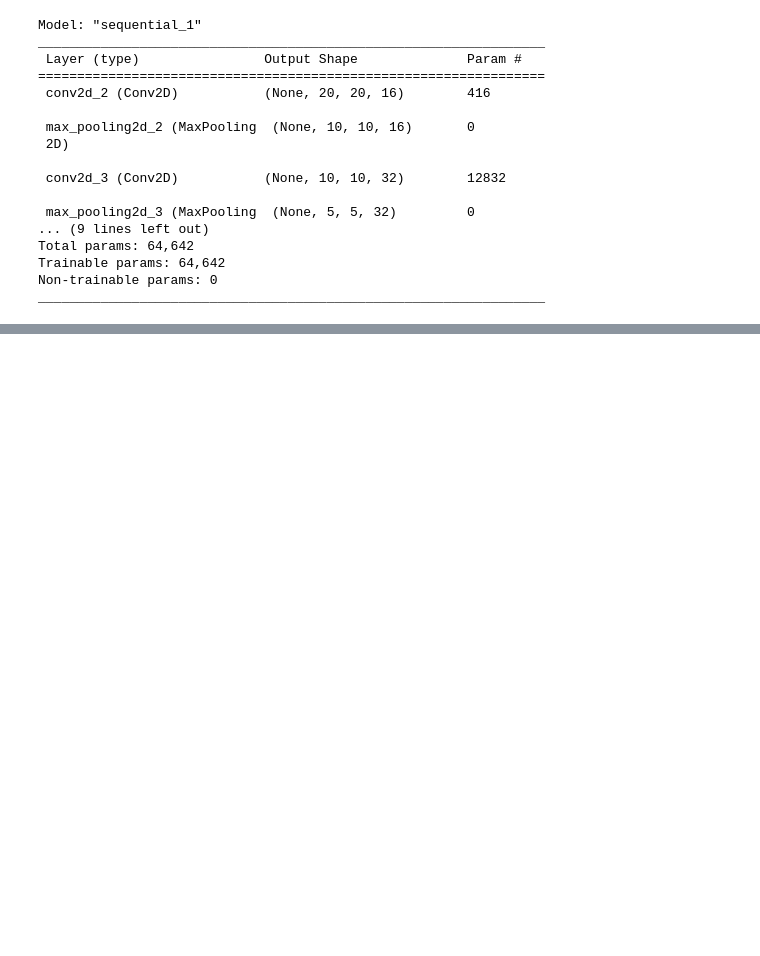
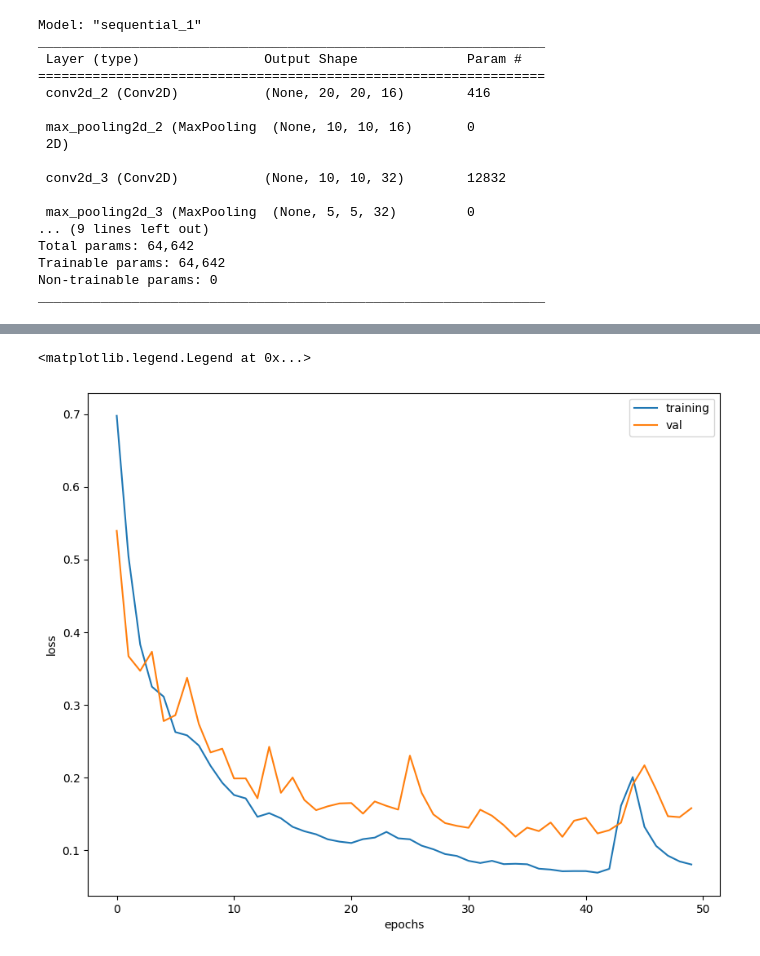
Before and after one commit to laurabersani/MLPNS_LBersani, a Jupyter notebook: ConvlutionalNN_class.ipynb, the cells around one changed output, grey strips where cells are left out. Drawn from its saved outputs; the diff is of its cells as text; code cells hidden in the pictures; blank space fills up the shorter version.

```diff
--- a/ConvlutionalNN_class.ipynb
+++ b/ConvlutionalNN_class.ipynb
@@ -223,4 +223,9 @@ Trainable params: 64,642
 Non-trainable params: 0
 _________________________________________________________________
 # %%
-model.compile(optimizer="adam", loss="sparse_categorical_crossentropy")
+model.compile(optimizer="adam", loss="sparse_categorical_crossentropy", metrics="accuracy")
+# %%
+#salvo in una variabile history per plottare la loss function
+history = model.fit(feat_tr, targ_tr, epochs=50,
+                    batch_size=50, #per evitare overfitting
+                    validation_split=0.1) #fa una cross validation sul 10% dei dati
@@ -226,0 +270,9 @@ model.compile(optimizer="adam", loss="sparse_categorical_crossentropy")
+# %%
+plt.plot(history.history["loss"], label="training")
+plt.plot(history.history["val_loss"], label="val")
+plt.xlabel("epochs")
+plt.ylabel("loss")
+plt.legend()
+# %% [output]
+<matplotlib.legend.Legend at 0x...>
+[figure, added]
```
Also changed, not shown: parts of 4 cells of this notebook.
